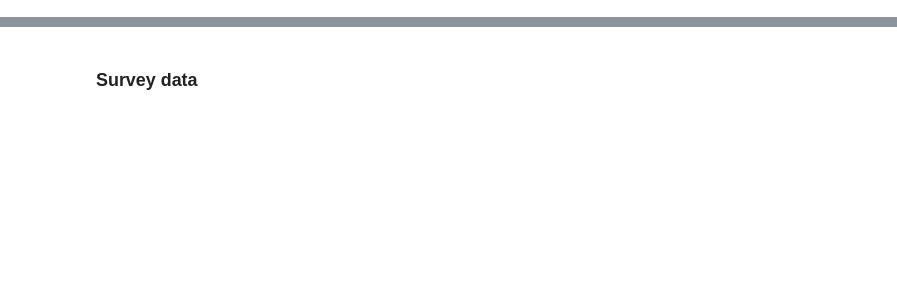
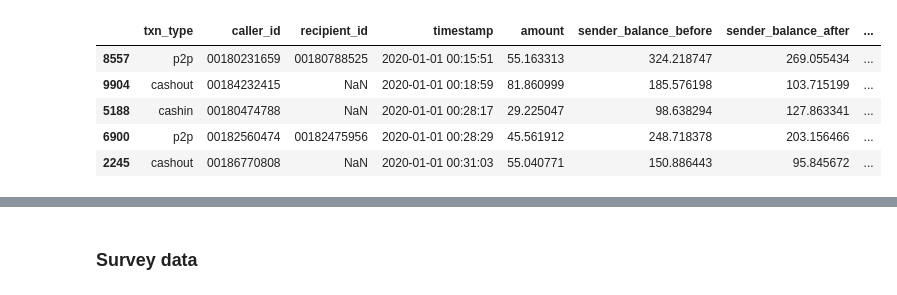
Before and after one commit to Global-Policy-Lab/cider, a Jupyter notebook: synthetic_data/generate_synthetic_data.ipynb, the cells around one changed output, grey strips where cells are left out. Saved outputs shown, nothing was run; the diff lists cells and outputs as text; code cells hidden in the pictures; blank space fills up the shorter version.

```diff
--- a/synthetic_data/generate_synthetic_data.ipynb
+++ b/synthetic_data/generate_synthetic_data.ipynb
@@ -233,3 +247,12 @@ mm_txns['recipient_balance_after'] = mm_txns['recipient_balance_before'] + mm_tx
 mm_txns = mm_txns.sort_values('timestamp', ascending=True)
 
 mm_txns.to_csv(synthetic_data_folder / 'mobilemoney.csv', index=False)
+# %%
+mm_txns.head()
+# %% [output]
+|  | txn_type | caller_id | recipient_id | timestamp | amount | sender_balance_before | sender_balance_after | ... |
+| 8557 | p2p | 00180231659 | 00180788525 | 2020-01-01 00:15:51 | 55.163313 | 324.218747 | 269.055434 | ... |
+| 9904 | cashout | 00184232415 | NaN | 2020-01-01 00:18:59 | 81.860999 | 185.576198 | 103.715199 | ... |
+| 5188 | cashin | 00180474788 | NaN | 2020-01-01 00:28:17 | 29.225047 | 98.638294 | 127.863341 | ... |
+| 6900 | p2p | 00182560474 | 00182475956 | 2020-01-01 00:28:29 | 45.561912 | 248.718378 | 203.156466 | ... |
+| 2245 | cashout | 00186770808 | NaN | 2020-01-01 00:31:03 | 55.040771 | 150.886443 | 95.845672 | ... |
```
Also changed, not shown: parts of 13 cells of this notebook.
